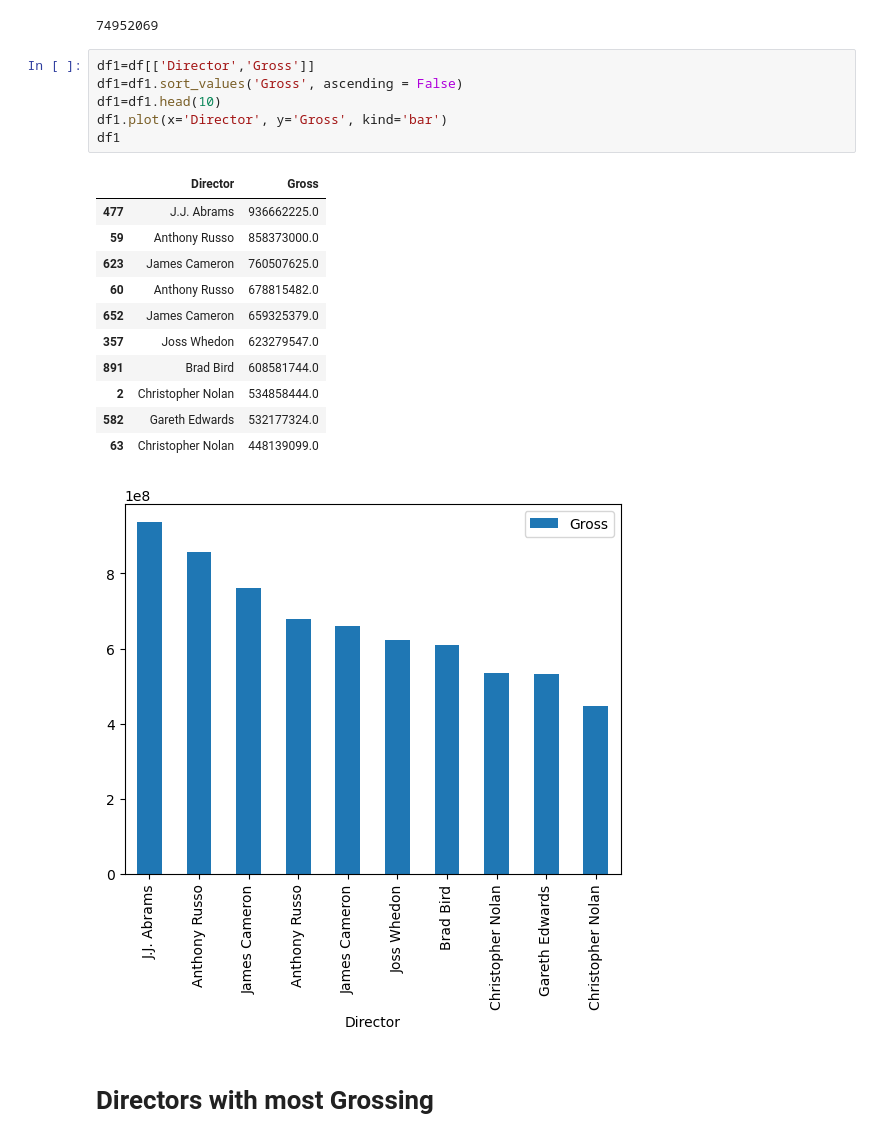
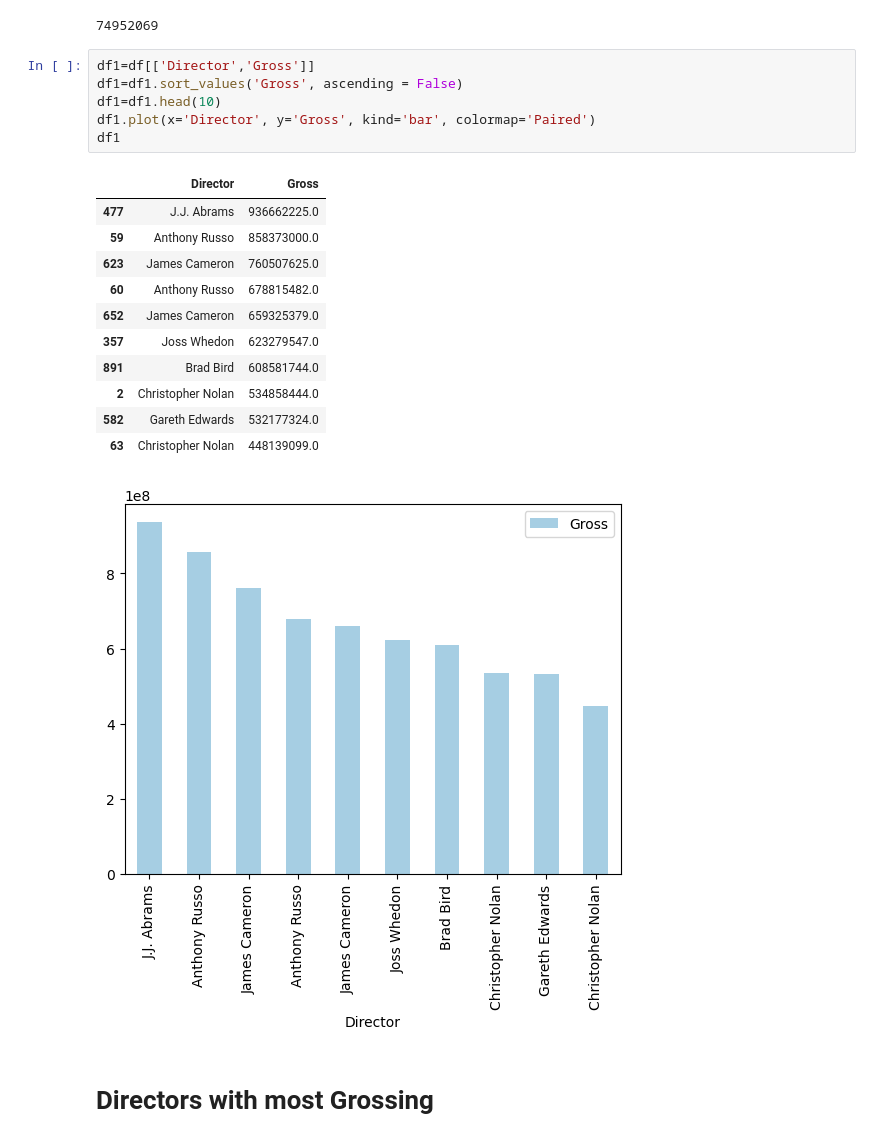
Before and after one commit to siddd26/IMDB-Data-Analysis, a Jupyter notebook: imdb.ipynb, the cells around one changed output. Saved outputs shown, nothing was run; the diff lists cells and outputs as text.

```diff
--- a/imdb.ipynb
+++ b/imdb.ipynb
@@ -88,22 +88,22 @@ m
 # %%
 df1=df[['Director','Gross']]
 df1=df1.sort_values('Gross', ascending = False)
 df1=df1.head(10)
-df1.plot(x='Director', y='Gross', kind='bar')
+df1.plot(x='Director', y='Gross', kind='bar', colormap='Paired')
 df1
 # %% [output]
 |  | Director | Gross |
 | 477 | J.J. Abrams | 936662225.0 |
 | 59 | Anthony Russo | 858373000.0 |
 | 623 | James Cameron | 760507625.0 |
 | 60 | Anthony Russo | 678815482.0 |
 | 652 | James Cameron | 659325379.0 |
 | 357 | Joss Whedon | 623279547.0 |
 | 891 | Brad Bird | 608581744.0 |
 | 2 | Christopher Nolan | 534858444.0 |
 | 582 | Gareth Edwards | 532177324.0 |
 | 63 | Christopher Nolan | 448139099.0 |
-[figure, old version]
+[figure, new version]
 # %% [markdown]
 # Directors with most Grossing
 # %%
```
Also changed, not shown: parts of 2 cells of this notebook.
